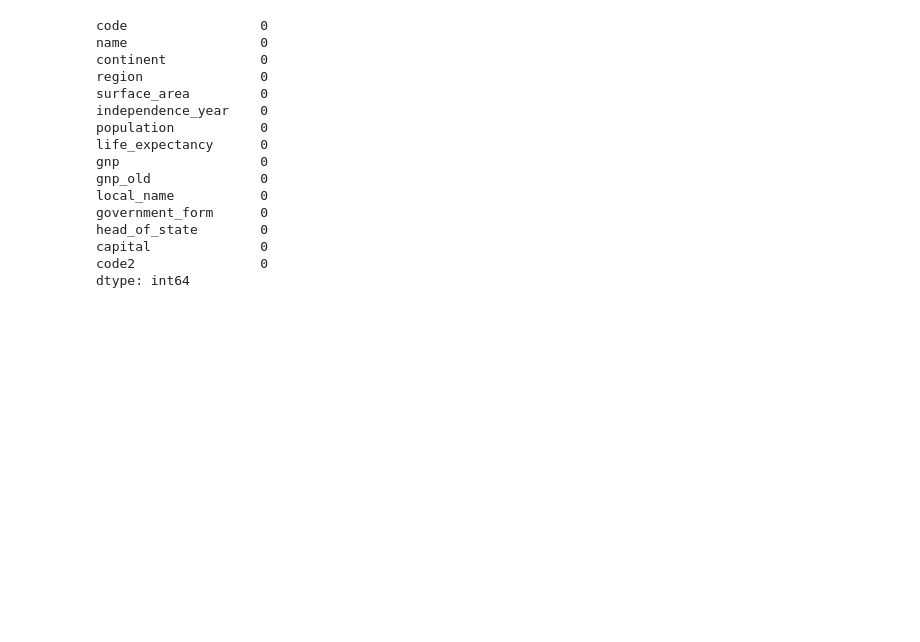
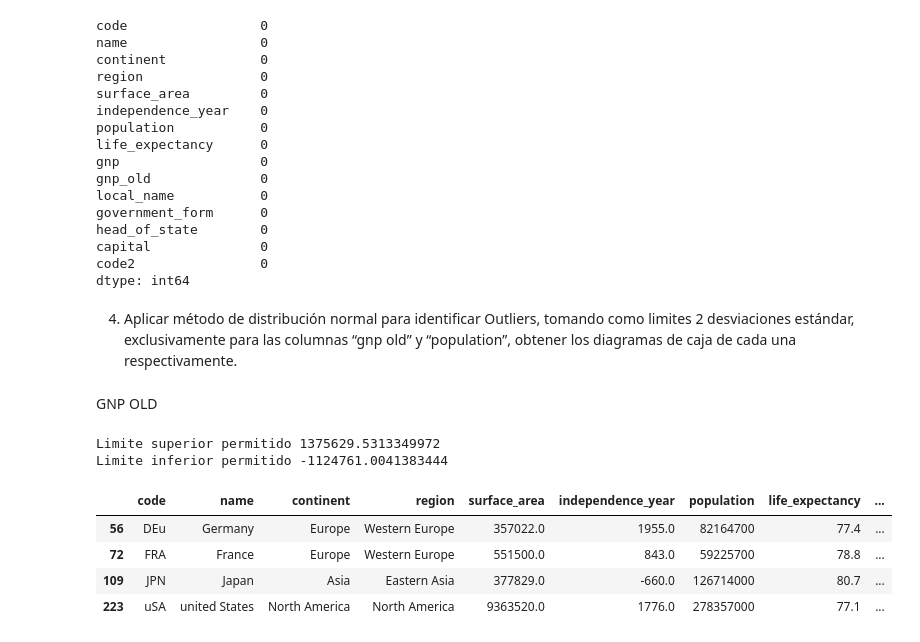
Before and after one commit to Ick3r/RETO_FINAL, a Jupyter notebook: reto_final.ipynb, the cells around one changed output. Cells and saved outputs as stored; diff of their text form; code cells hidden in the pictures; blank space fills up the shorter version.

```diff
--- a/reto_final.ipynb
+++ b/reto_final.ipynb
@@ -89,3 +89,5 @@ head_of_state        0
 capital              0
 code2                0
 dtype: int64
+# %% [markdown]
+4. Aplicar método de distribución normal para identificar Outliers, tomando como limites 2 desviaciones estándar, exclusivamente para las columnas “gnp old” y “population”, obtener los diagramas de caja de cada una respectivamente.
@@ -91,0 +97,21 @@ dtype: int64
+# %% [markdown]
+GNP OLD
+# %%
+reto2=copia["gnp_old"]
+limitesuperior=reto2.mean()+2*reto2.std()
+limiteinferior=reto2.mean()-2*reto2.std()
+print("Limite superior permitido", limitesuperior)
+print("Limite inferior permitido",limiteinferior)
+# %% [output]
+Limite superior permitido 1375629.5313349972
+Limite inferior permitido -1124761.0041383444
+# %%
+#Identificación de Outliers
+outliers= copia [(reto2>limitesuperior) | (reto2<limiteinferior)]
+outliers
+# %% [output]
+|  | code | name | continent | region | surface_area | independence_year | population | life_expectancy | ... |
+| 56 | DEu | Germany | Europe | Western Europe | 357022.0 | 1955.0 | 82164700 | 77.4 | ... |
+| 72 | FRA | France | Europe | Western Europe | 551500.0 | 843.0 | 59225700 | 78.8 | ... |
+| 109 | JPN | Japan | Asia | Eastern Asia | 377829.0 | -660.0 | 126714000 | 80.7 | ... |
+| 223 | uSA | united States | North America | North America | 9363520.0 | 1776.0 | 278357000 | 77.1 | ... |
```
Also changed, not shown: parts of 5 cells of this notebook.
